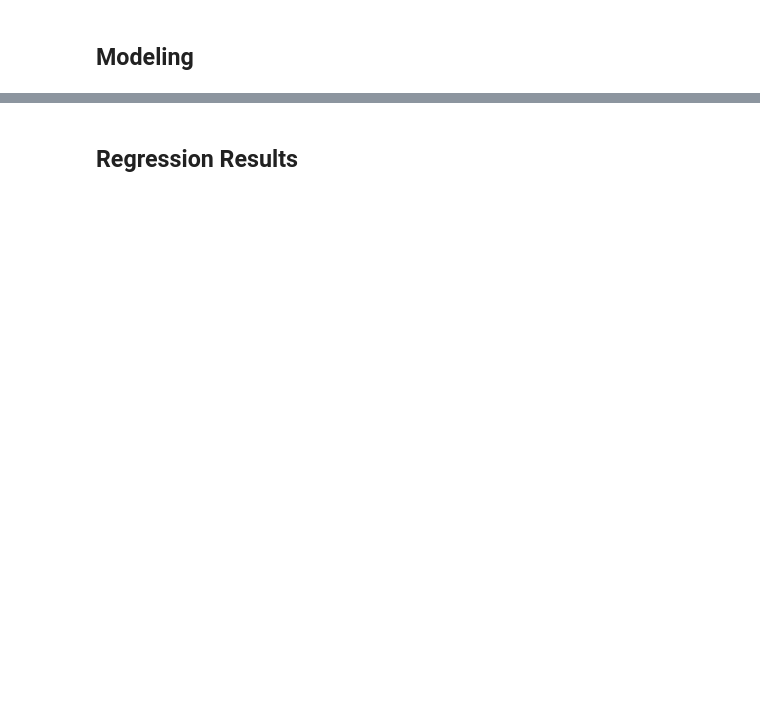
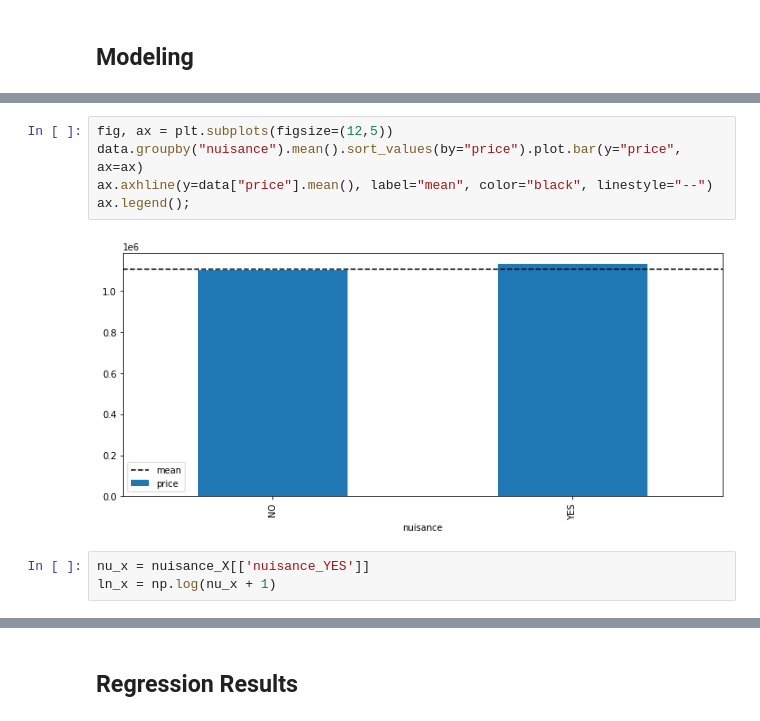
Before and after one commit to nicolemichaud03/RealEstateDataProject, a Jupyter notebook: Notebook.ipynb, the cells around one changed output, grey strips where cells are left out. Cells and saved outputs as stored; diff of their text form; blank space fills up the shorter version.

```diff
--- a/Notebook.ipynb
+++ b/Notebook.ipynb
@@ -115,0 +394,10 @@ NameError: name 'sm' is not defined
+# %%
+fig, ax = plt.subplots(figsize=(12,5))
+data.groupby("nuisance").mean().sort_values(by="price").plot.bar(y="price", ax=ax)
+ax.axhline(y=data["price"].mean(), label="mean", color="black", linestyle="--")
+ax.legend();
+# %% [output]
+[figure, added]
+# %%
+nu_x = nuisance_X[['nuisance_YES']]
+ln_x = np.log(nu_x + 1)
```
Also changed, not shown: parts of 41 cells of this notebook.
